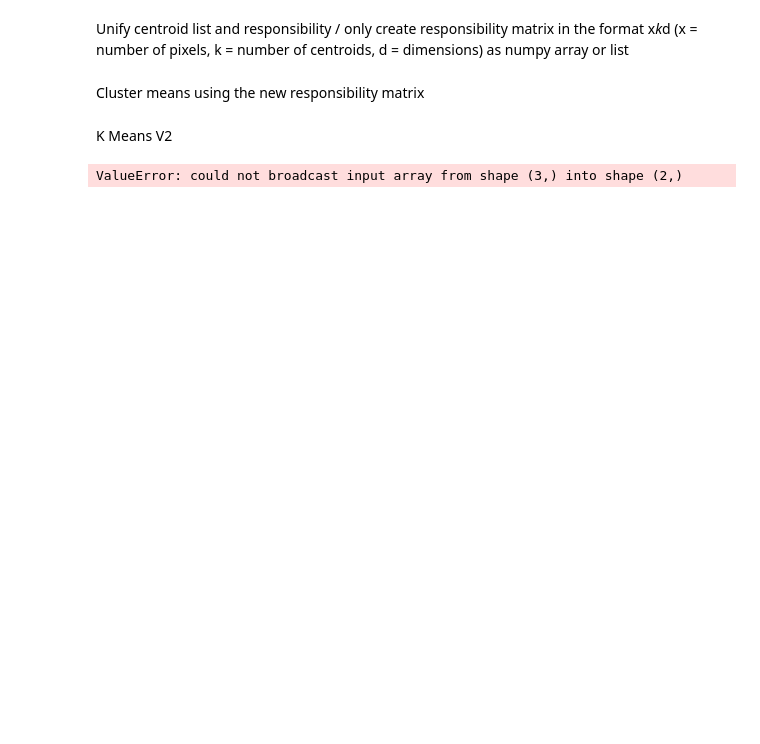
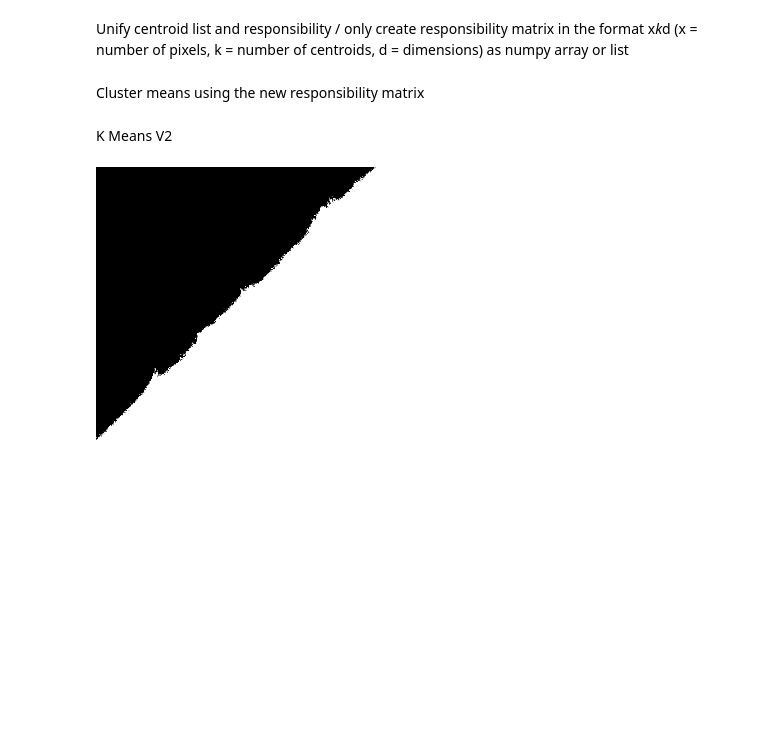
Before and after one commit to datascience-mobi-2022/2022-topic-01-team-05, a Jupyter notebook: code/K-Means optimisation_position.ipynb, the cells around one changed output. Saved outputs shown, nothing was run; the diff lists cells and outputs as text; code cells hidden in the pictures; blank space fills up the shorter version.

Commit message:
position

```diff
--- a/code/K-Means optimisation_position.ipynb
+++ b/code/K-Means optimisation_position.ipynb
@@ -14,7 +16,16 @@ import random
 import operator
 from PIL import Image
 # %%
+
 def calculate_distance(a,b):
+
+    a = numpy.array(a)
+    b = numpy.array(b)
+    distance_vector = a - b
+    distance = numpy.sqrt(sum(distance_vector**2))
+    return distance
+
+def calculate_distance2(a,b):
 
     a_positions = numpy.array(a[0])
     b_positions = numpy.array(b[0])
@@ -69,7 +80,7 @@ findClosestCentroids(initiate_centroids(2, image), image)
  0,
  ...]
 # %%
-def getPositions(img):
+def getPositions2(img):
     width, height = img.size
     i = 0
     j = 0
@@ -77,8 +88,24 @@ def getPositions(img):
     for i in range(width):
         for j in range(height):
             coordinate = i, j
-            positions.append([(i, j), img.getpixel(coordinate)])
+            positions.append([i, j, img.getpixel(coordinate)])
     return positions
+# %%
+def getPositions(img):
+    width, height = img.size
+    i = 0
+    j = 0
+    positions = []
+    for i in range(width):
+        for j in range(height):
+            list = []
+            coordinate = i, j
+            list.append(i)
+            list.append(j)
+            for p in range(len(img.getpixel(coordinate))):
+                list.append(img.getpixel(coordinate)[p])
+            positions.append(list)
+    return positions
 # %%
 image = Image.open("../data/Yeast_Cells.jpg",'r')
 getPositions(image)
@@ -122,7 +149,7 @@ def responsibility(centroids, image):
 
             distance.append(calculate_distance(imagePixels[p], c))
 
-        matrix[p,numpy.argmin(distance)] = [1,1,1]
+        matrix[p,numpy.argmin(distance)] = [1,1,1,1,1]
     return matrix
 # %% [markdown]
 Cluster means using the new responsibility matrix
@@ -179,11 +206,11 @@ def k_means2(image, K, iterations):
 
     return image_out  # Assignment list can be used to create picture
 # %%
-image = Image.open("../data/Yeast_Cells.jpg",'r')
+image = Image.open("../data/Cell_Nuclei.jpg",'r')
 
 
-segmented_image = k_means2(image, 2, 2)
+segmented_image = k_means2(image, 2, 10)
 segmented_image.save('../data/test_out2.png')
 segmented_image # still somewhat inconsistent
 # %% [output]
-ValueError: could not broadcast input array from shape (3,) into shape (2,)
+[figure, added]
```
Also changed, not shown: parts of 4 cells of this notebook, 1 other file.
